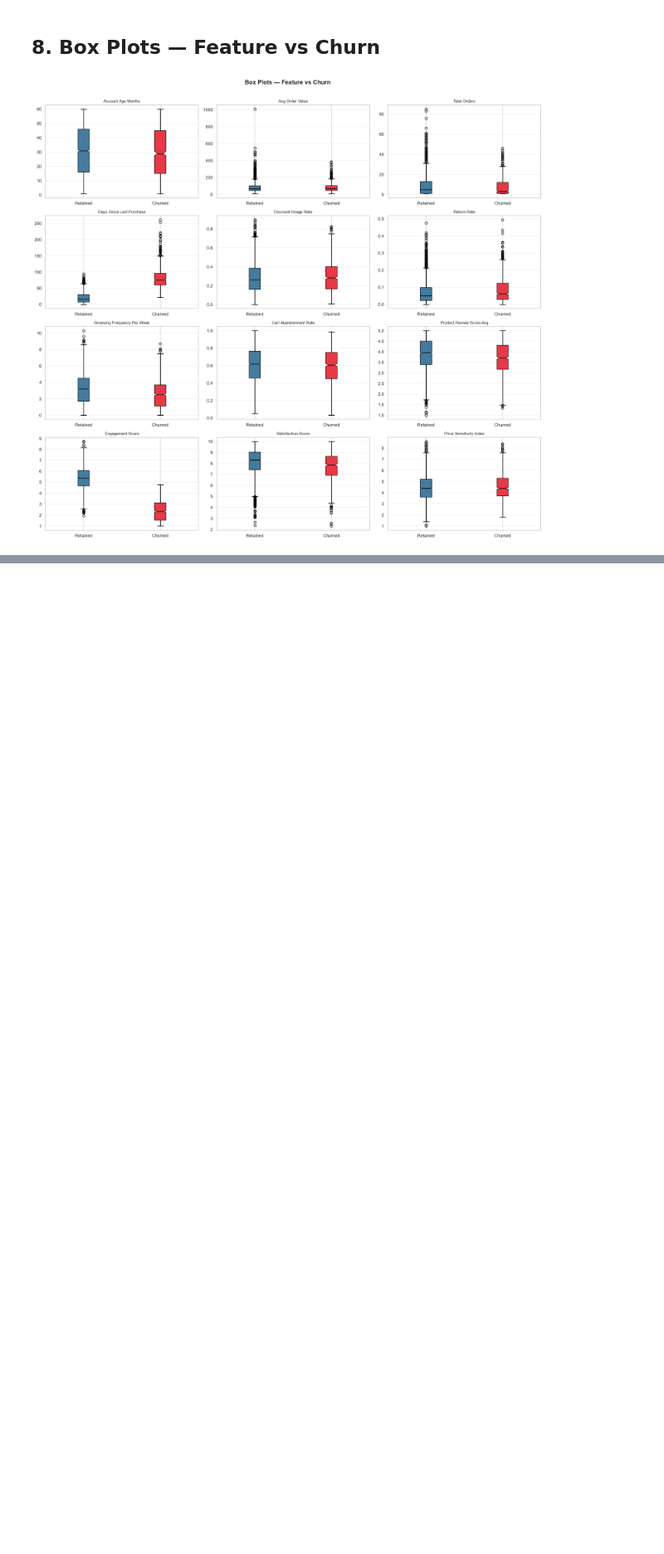
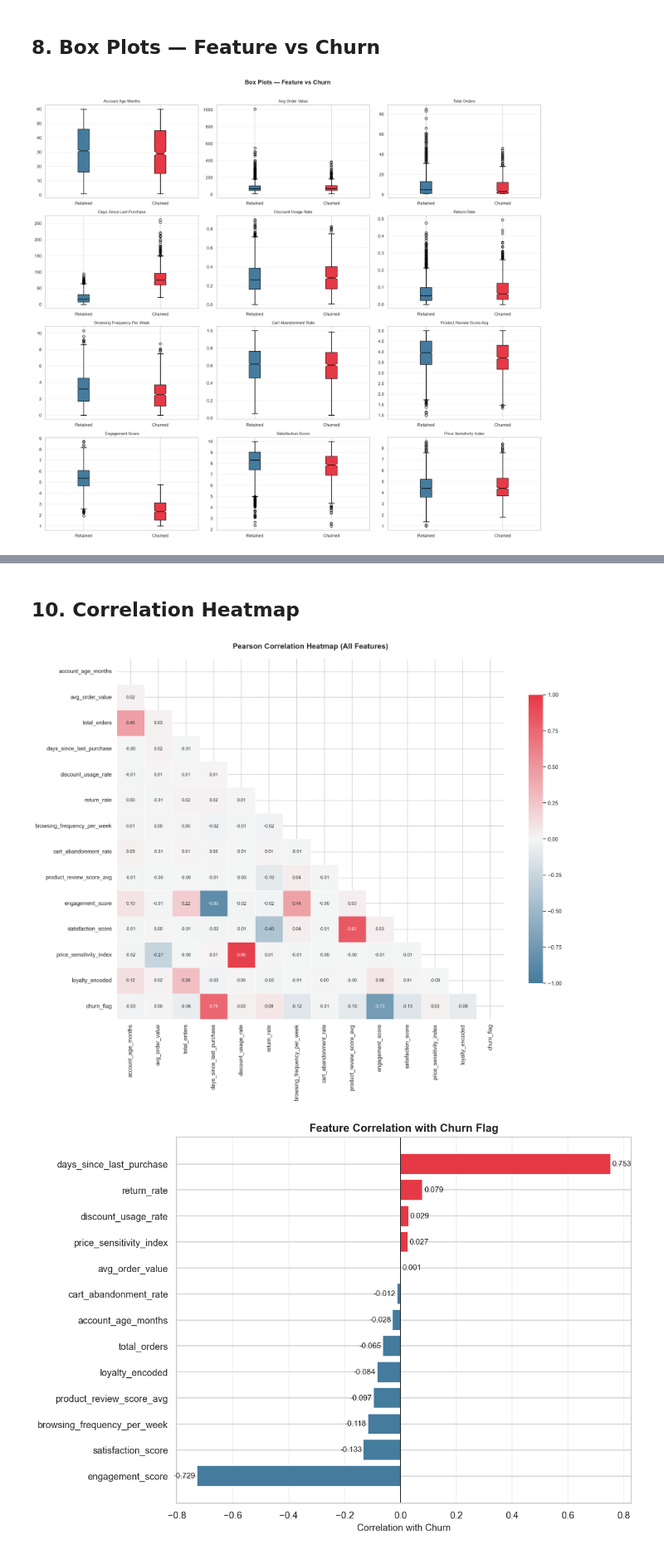
Before and after one commit to Nitesh-Ray/ecommerce-customer-churn2, a Jupyter notebook: model1.ipynb, the cells around one changed output, grey strips where cells are left out. Shown at 83% size. Saved outputs shown, nothing was run; the diff lists cells and outputs as text; code cells hidden in the pictures; blank space fills up the shorter version.

```diff
--- a/model1.ipynb
+++ b/model1.ipynb
@@ -276,0 +308,36 @@ plt.show()
+# %% [markdown]
+## 10. Correlation Heatmap
+# %%
+corr_cols = feat_cols + ['loyalty_encoded', 'churn_flag']
+corr = df[corr_cols].corr()
+
+fig, ax = plt.subplots(figsize=(16, 13))
+mask = np.triu(np.ones_like(corr, dtype=bool))
+
+cmap = LinearSegmentedColormap.from_list('churn_cmap',
+    ['#457B9D', '#F5F5F5', '#E63946'])
+sns.heatmap(corr, mask=mask, annot=True, fmt='.2f',
+            cmap=cmap, center=0, vmin=-1, vmax=1,
+            ax=ax, linewidths=0.5, cbar_kws={'shrink': 0.8},
+            annot_kws={'size': 9})
+ax.set_title('Pearson Correlation Heatmap (All Features)', fontsize=15, fontweight='bold', pad=20)
+plt.tight_layout()
+plt.show()
+
+churn_corr = corr['churn_flag'].drop('churn_flag').sort_values()
+colors = [PALETTE['churn'] if v > 0 else PALETTE['retain'] for v in churn_corr]
+
+fig, ax = plt.subplots(figsize=(10, 7))
+bars = ax.barh(churn_corr.index, churn_corr.values, color=colors, edgecolor='white')
+ax.axvline(0, color='black', linewidth=1)
+for bar, val in zip(bars, churn_corr.values):
+    ax.text(val + (0.005 if val >= 0 else -0.005), bar.get_y() + bar.get_height()/2,
+            f'{val:.3f}', va='center', ha='left' if val >= 0 else 'right', fontsize=9)
+ax.set_xlabel('Correlation with Churn')
+ax.set_title('Feature Correlation with Churn Flag', fontsize=13, fontweight='bold')
+ax.grid(True, axis='x', alpha=0.3)
+plt.tight_layout()
+plt.show()
+# %% [output]
+[figure, added]
+[figure, added]
```
Also changed, not shown: parts of 9 cells of this notebook.
